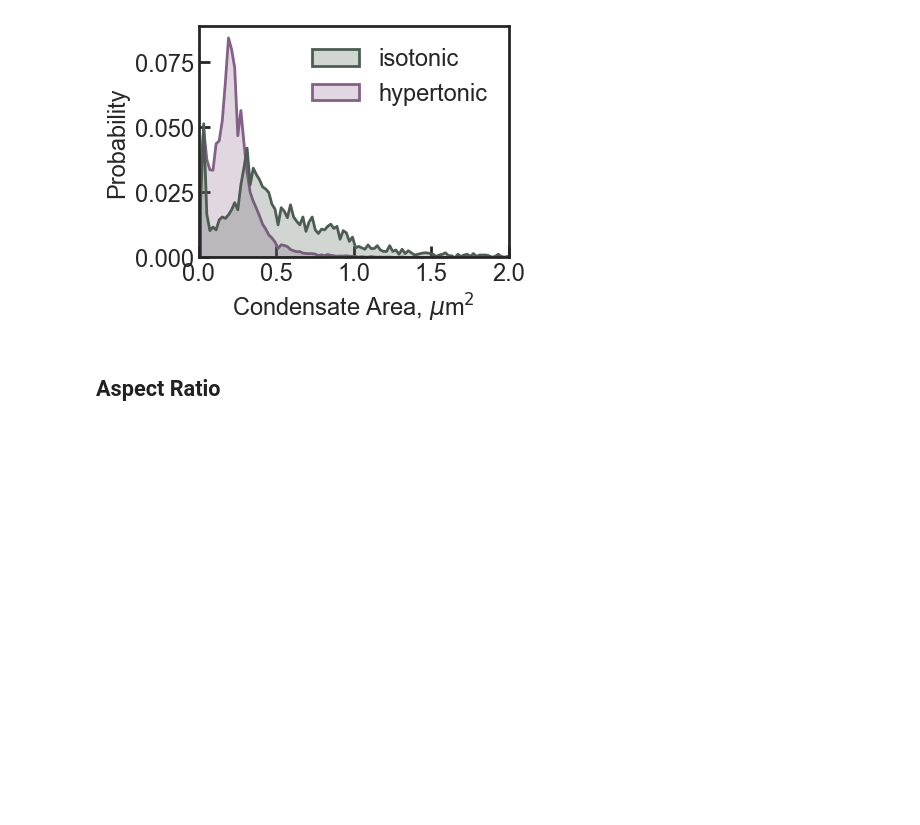
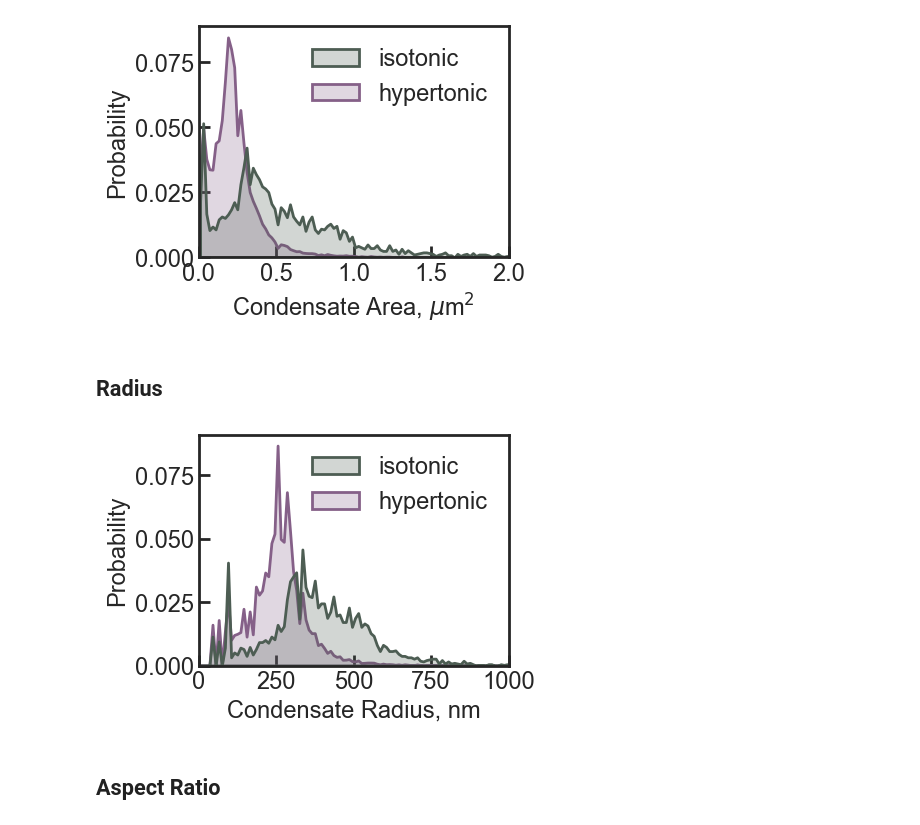
Before and after one commit to walterlab-um/RNA_SPT_in_cellular_condensates, a Jupyter notebook: plot_paper_figure/Fig1_condensate_ststs_contour.ipynb, the cells around one changed output. Drawn from its saved outputs; the diff is of its cells as text; code cells hidden in the pictures; blank space fills up the shorter version.

Commit message:
add radius hist

```diff
--- a/plot_paper_figure/Fig1_condensate_ststs_contour.ipynb
+++ b/plot_paper_figure/Fig1_condensate_ststs_contour.ipynb
@@ -37,7 +37,9 @@ def robust_normalize(arr):
 
 lst_df = []
 for f in track(files_1x, description="1x"):
-    df = pd.read_csv(f, usecols=["frame", "area_um2", "mean_intensity", "aspect_ratio"])
+    df = pd.read_csv(
+        f, usecols=["frame", "area_um2", "mean_intensity", "aspect_ratio", "R_nm"]
+    )
     df = df[df["frame"] == 0]
     df["meanInt_norm"] = robust_normalize(df["mean_intensity"].to_numpy(float))
     df["filename"] = np.repeat(basename(f), df.shape[0])
@@ -47,7 +49,9 @@ df_1x["label"] = np.repeat("isotonic", df_1x.shape[0])
 
 lst_df = []
 for f in track(files_2x, description="2x"):
-    df = pd.read_csv(f, usecols=["frame", "area_um2", "mean_intensity", "aspect_ratio"])
+    df = pd.read_csv(
+        f, usecols=["frame", "area_um2", "mean_intensity", "aspect_ratio", "R_nm"]
+    )
     df = df[df["frame"] == 0]
     df["meanInt_norm"] = robust_normalize(df["mean_intensity"].to_numpy(float))
     df["filename"] = np.repeat(basename(f), df.shape[0])
@@ -231,6 +235,62 @@ plt.savefig(
 )
 # %% [output]
 [figure]
+# %% [markdown]
+## Radius
+# %%
+fontsize = 17
+plt.figure(figsize=(4, 3))
+ax = sns.histplot(
+    data=df_toplot,
+    x="R_nm",
+    hue="label",
+    stat="probability",
+    hue_order=["isotonic", "hypertonic"],
+    palette=[color_1x, color_2x],
+    bins=100,
+    binrange=(0, 1000),
+    common_norm=False,
+    element="poly",
+    lw=2,
+)
+# other settings
+sns.move_legend(
+    ax,
+    0,
+    frameon=False,
+    title=None,
+    fontsize=fontsize,
+)
+plt.xlim(0, 1000)
+plt.ylabel("Probability", fontsize=fontsize)
+plt.xlabel("Condensate Radius, nm", fontsize=fontsize)
+plt.gca().spines[:].set_linewidth(2)
+plt.gca().tick_params(
+    axis="both",
+    which="major",
+    labelsize=fontsize,
+    direction="in",
+    bottom=True,
+    left=True,
+    length=8,
+    width=2,
+)
+plt.gca().tick_params(
+    axis="x",
+    which="minor",
+    direction="in",
+    bottom=True,
+    length=5,
+    width=1,
+)
+plt.savefig(
+    "hist_contour_radius_PBvsHOPS.png",
+    format="png",
+    bbox_inches="tight",
+    dpi=300,
+)
+# %% [output]
+[figure, added]
 # %% [markdown]
 ## Aspect Ratio
 # %%
```
